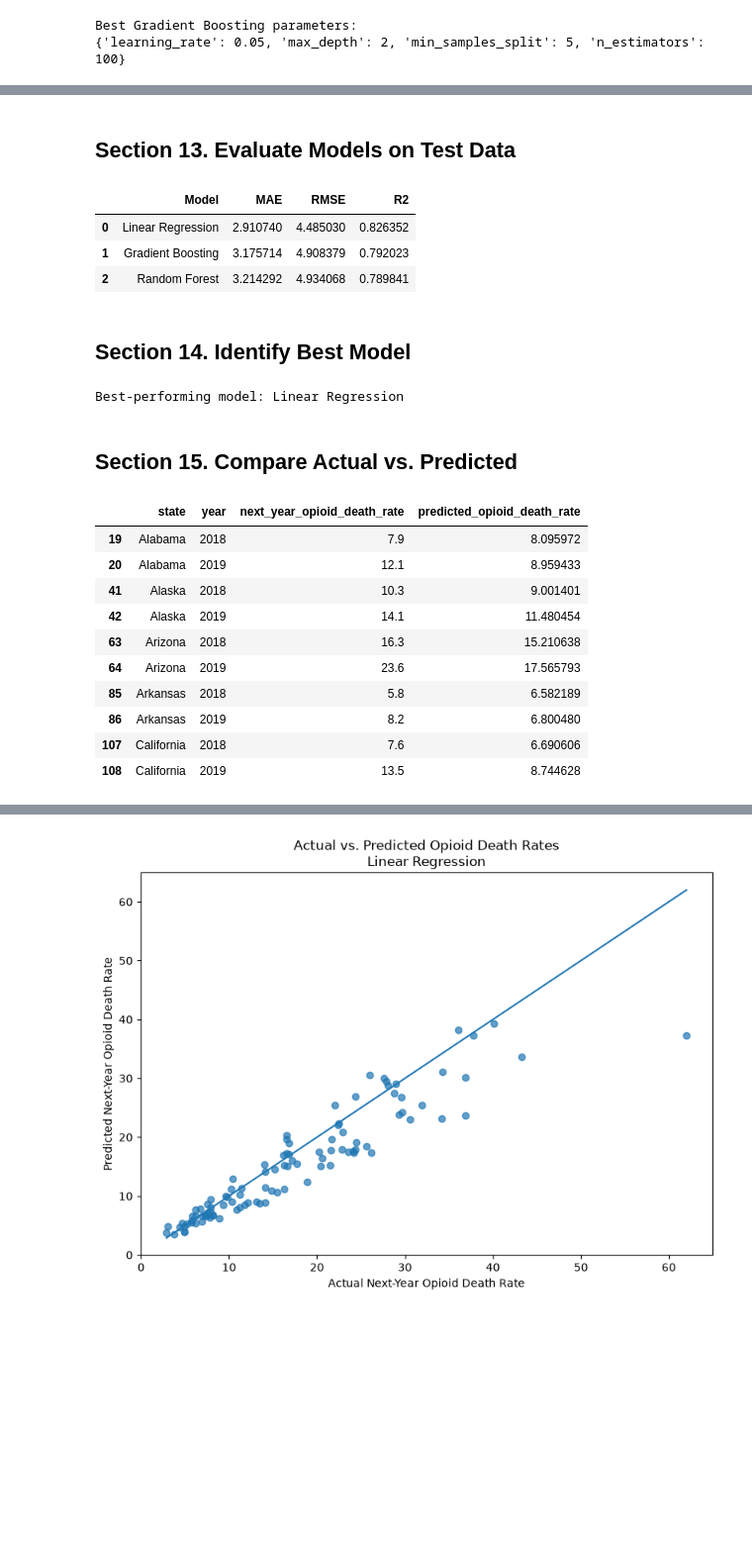
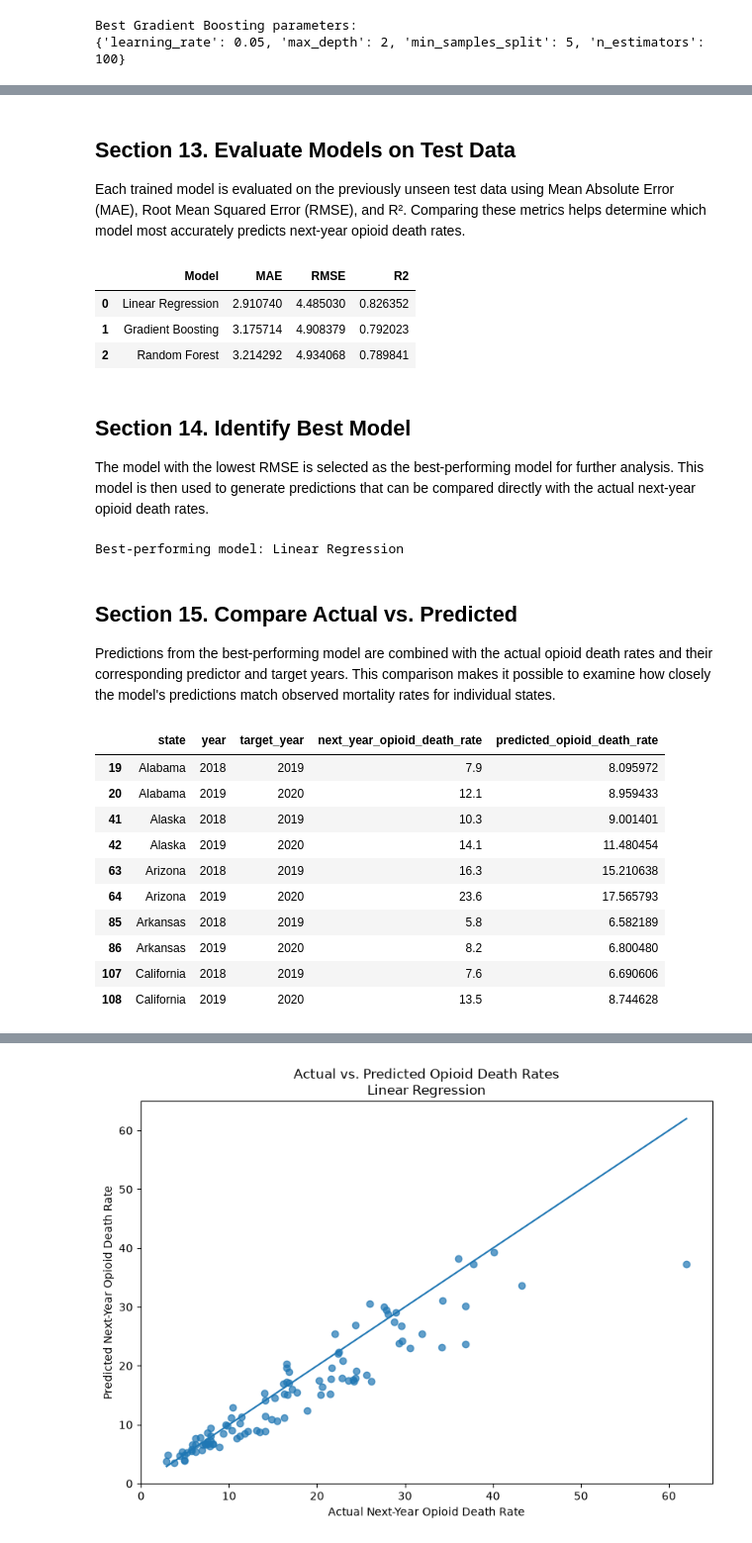
Before and after one commit to abeaderstadt/opioid-overdose-capstone, a Jupyter notebook: notebooks/predictive_modeling.ipynb, the cells around one changed output, grey strips where cells are left out. Shown at 99% size. Cells and saved outputs as stored; diff of their text form; code cells hidden in the pictures; blank space fills up the shorter version.

```diff
--- a/notebooks/predictive_modeling.ipynb
+++ b/notebooks/predictive_modeling.ipynb
@@ -409,6 +420,7 @@ models = {
 }
 # %% [markdown]
 ## Section 13. Evaluate Models on Test Data
+Each trained model is evaluated on the previously unseen test data using Mean Absolute Error (MAE), Root Mean Squared Error (RMSE), and R². Comparing these metrics helps determine which model most accurately predicts next-year opioid death rates.
 # %%
 # Store final model evaluation results
 results = []
@@ -460,6 +472,7 @@ results_df
 | 2 | Random Forest | 3.214292 | 4.934068 | 0.789841 |
 # %% [markdown]
 ## Section 14. Identify Best Model
+The model with the lowest RMSE is selected as the best-performing model for further analysis. This model is then used to generate predictions that can be compared directly with the actual next-year opioid death rates.
 # %%
 # Identify the model with the lowest RMSE
 best_model_name = results_df.iloc[0]["Model"]
@@ -470,27 +483,47 @@ print("Best-performing model:", best_model_name)
 Best-performing model: Linear Regression
 # %% [markdown]
 ## Section 15. Compare Actual vs. Predicted
+Predictions from the best-performing model are combined with the actual opioid death rates and their corresponding predictor and target years. This comparison makes it possible to examine how closely the model's predictions match observed mortality rates for individual states.
 # %%
 # Generate predictions using the best-performing model
 best_predictions = best_model.predict(X_test)
 
 # Create a results DataFrame for comparison
 prediction_results = test_df[
     ["state", "year", target]
 ].copy()
 
-prediction_results["predicted_opioid_death_rate"] = best_predictions
+# Add the target year
+prediction_results["target_year"] = (
+    prediction_results["year"] + 1
+)
+
+# Add the predicted opioid death rates
+prediction_results["predicted_opioid_death_rate"] = (
+    best_predictions
+)
+
+# Reorder columns for readability
+prediction_results = prediction_results[
+    [
+        "state",
+        "year",
+        "target_year",
+        target,
+        "predicted_opioid_death_rate",
+    ]
+]
 
 prediction_results.head(10)
 # %% [output]
-|  | state | year | next_year_opioid_death_rate | predicted_opioid_death_rate |
-| 19 | Alabama | 2018 | 7.9 | 8.095972 |
-| 20 | Alabama | 2019 | 12.1 | 8.959433 |
-| 41 | Alaska | 2018 | 10.3 | 9.001401 |
-| 42 | Alaska | 2019 | 14.1 | 11.480454 |
-| 63 | Arizona | 2018 | 16.3 | 15.210638 |
-| 64 | Arizona | 2019 | 23.6 | 17.565793 |
-| 85 | Arkansas | 2018 | 5.8 | 6.582189 |
-| 86 | Arkansas | 2019 | 8.2 | 6.800480 |
-| 107 | California | 2018 | 7.6 | 6.690606 |
-| 108 | California | 2019 | 13.5 | 8.744628 |
+|  | state | year | target_year | next_year_opioid_death_rate | predicted_opioid_death_rate |
+| 19 | Alabama | 2018 | 2019 | 7.9 | 8.095972 |
+| 20 | Alabama | 2019 | 2020 | 12.1 | 8.959433 |
+| 41 | Alaska | 2018 | 2019 | 10.3 | 9.001401 |
+| 42 | Alaska | 2019 | 2020 | 14.1 | 11.480454 |
+| 63 | Arizona | 2018 | 2019 | 16.3 | 15.210638 |
+| 64 | Arizona | 2019 | 2020 | 23.6 | 17.565793 |
+| 85 | Arkansas | 2018 | 2019 | 5.8 | 6.582189 |
+| 86 | Arkansas | 2019 | 2020 | 8.2 | 6.800480 |
+| 107 | California | 2018 | 2019 | 7.6 | 6.690606 |
+| 108 | California | 2019 | 2020 | 13.5 | 8.744628 |
```
Also changed, not shown: parts of 17 cells of this notebook.
